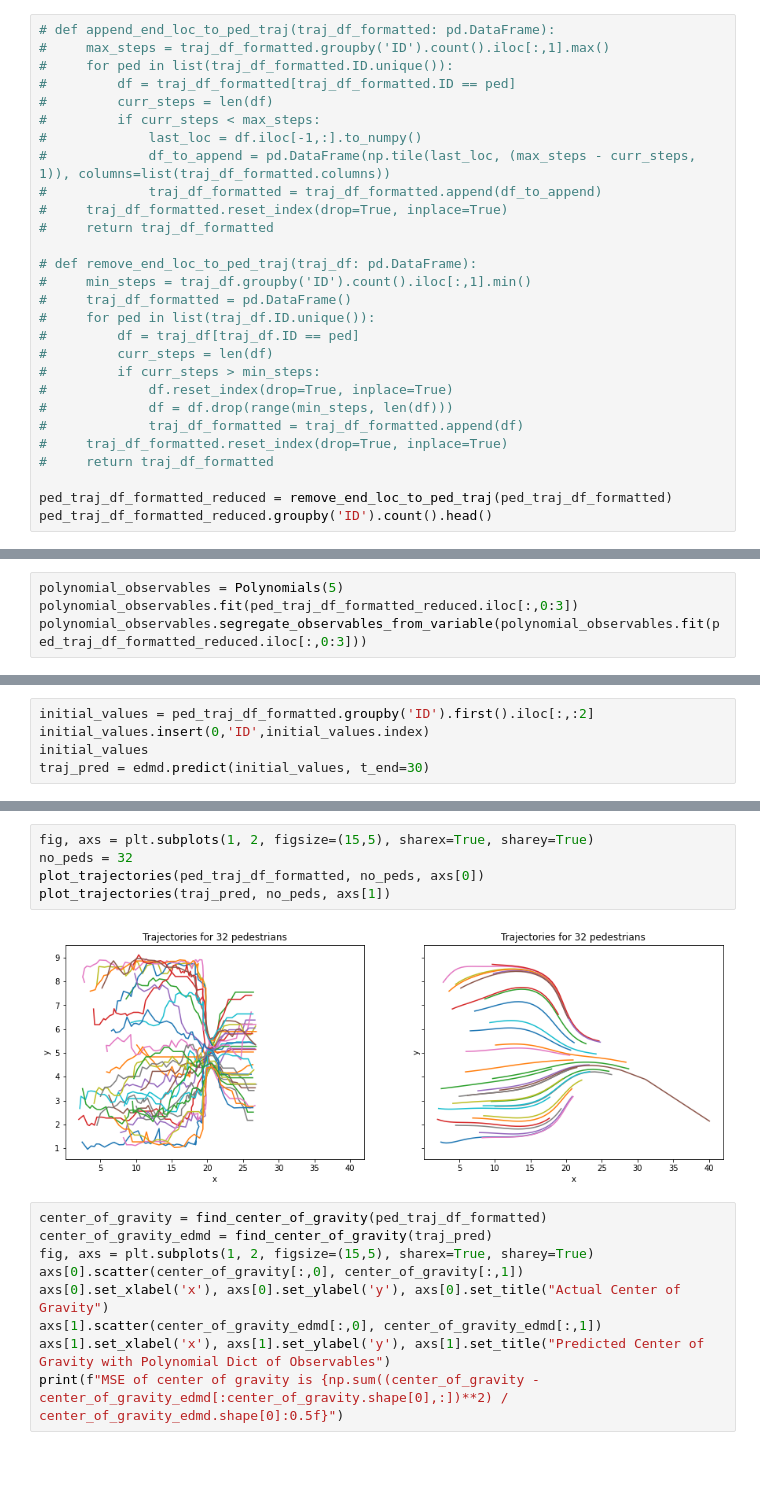
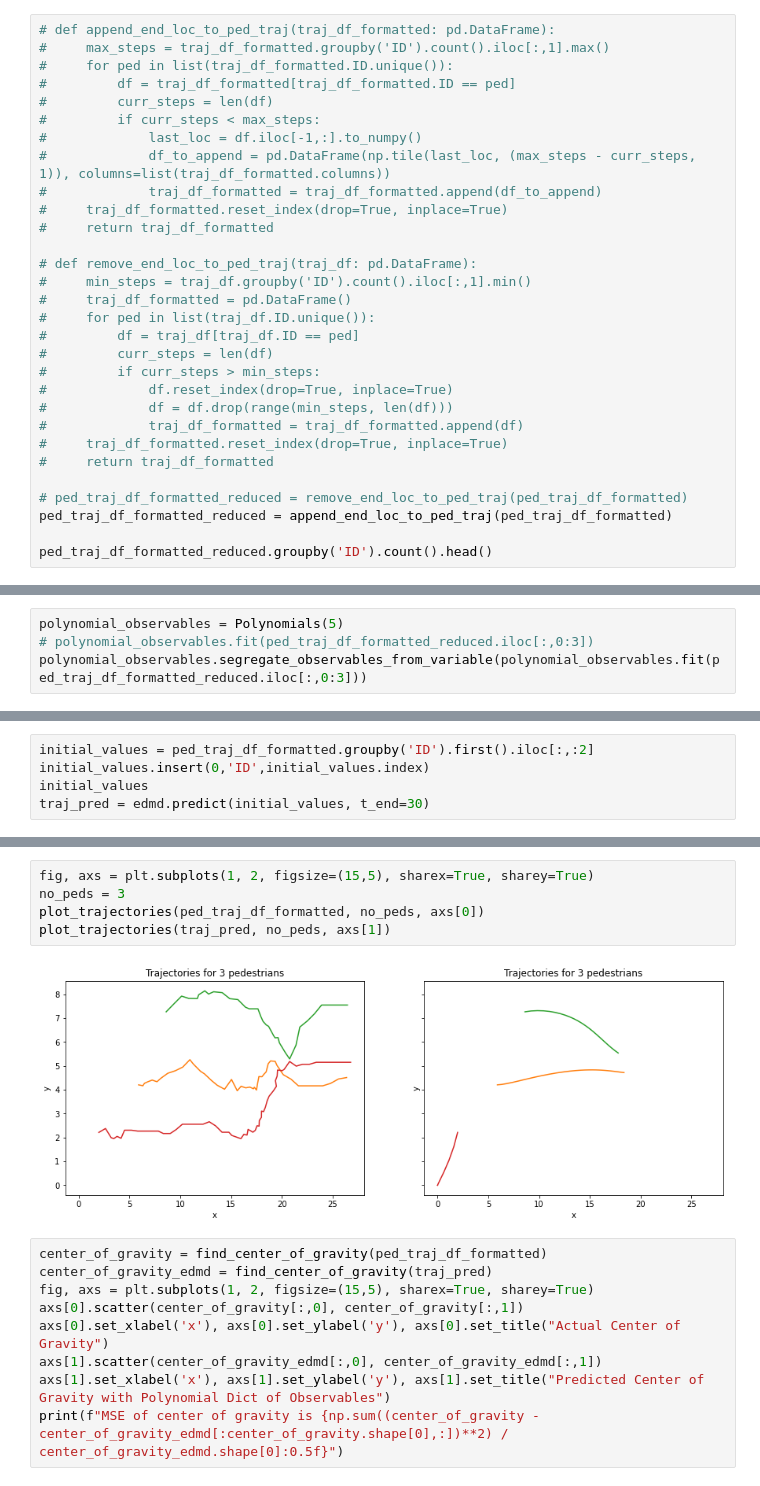
Before and after one commit to waleedbinkhalid74/ml_cms_final_project, a Jupyter notebook: ml_cms_final_proj_task_5.ipynb, the cells around one changed output, grey strips where cells are left out. Drawn from its saved outputs; the diff is of its cells as text.

```diff
--- a/ml_cms_final_proj_task_5.ipynb
+++ b/ml_cms_final_proj_task_5.ipynb
@@ -120,7 +117,9 @@ ped_traj_df_formatted.groupby('ID').count().head()
 #     traj_df_formatted.reset_index(drop=True, inplace=True)
 #     return traj_df_formatted
 
-ped_traj_df_formatted_reduced = remove_end_loc_to_ped_traj(ped_traj_df_formatted)
+# ped_traj_df_formatted_reduced = remove_end_loc_to_ped_traj(ped_traj_df_formatted)
+ped_traj_df_formatted_reduced = append_end_loc_to_ped_traj(ped_traj_df_formatted)
+
 ped_traj_df_formatted_reduced.groupby('ID').count().head()
 # %% [output]
 |  | x1 | x2 | y1 | y2 |
@@ -148,7 +161,7 @@ axs[1].set_xlabel('x'), axs[1].set_ylabel('y'), axs[1].set_title("Center of Grav
 # Applying EDMD with Polynomial Dictionary of Observables
 # %%
 polynomial_observables = Polynomials(5)
-polynomial_observables.fit(ped_traj_df_formatted_reduced.iloc[:,0:3])
+# polynomial_observables.fit(ped_traj_df_formatted_reduced.iloc[:,0:3])
 polynomial_observables.segregate_observables_from_variable(polynomial_observables.fit(ped_traj_df_formatted_reduced.iloc[:,0:3]))
 # %% [output]
 |  | ID | x1 | x2 | x1^0x2^1 | x1^0x2^2 | x1^0x2^3 | x1^0x2^4 | x1^0x2^5 | x1^1x2^0 | x1^1x2^1 | ... |
@@ -175,10 +208,10 @@ traj_pred = edmd.predict(initial_values, t_end=30)
 # %%
 fig, axs = plt.subplots(1, 2, figsize=(15,5), sharex=True, sharey=True)
-no_peds = 32
+no_peds = 3
 plot_trajectories(ped_traj_df_formatted, no_peds, axs[0])
 plot_trajectories(traj_pred, no_peds, axs[1])
 # %% [output]
-[figure, old version]
+[figure, new version]
 # %%
 center_of_gravity = find_center_of_gravity(ped_traj_df_formatted)
 center_of_gravity_edmd = find_center_of_gravity(traj_pred)
```
Also changed, not shown: parts of 7 cells of this notebook, 2 other files.
